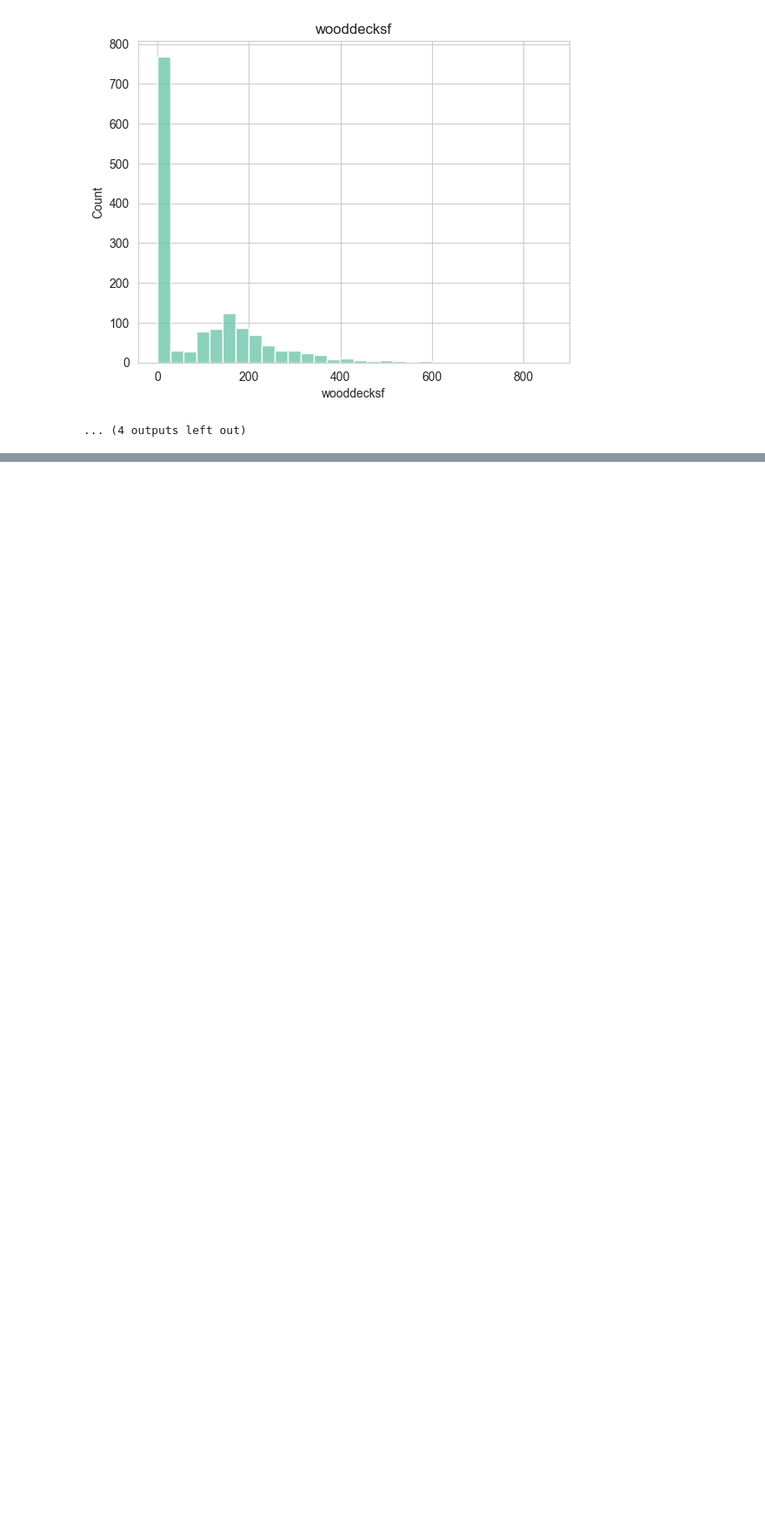
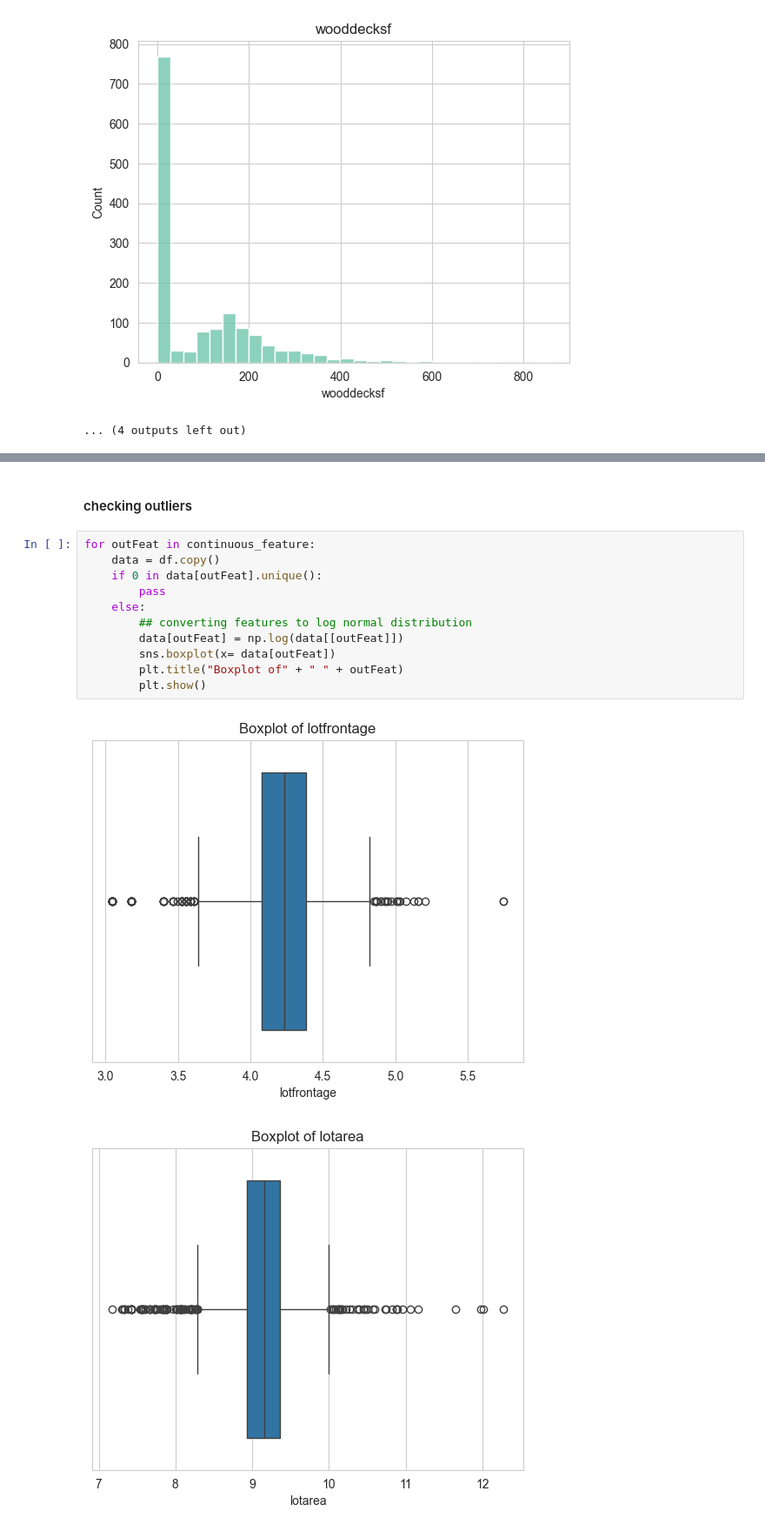
Before and after one commit to BishalJung7377/house_price_prediction, a Jupyter notebook: house_price_predictions.ipynb, the cells around one changed output, grey strips where cells are left out. Shown at 87% size. Drawn from its saved outputs; the diff is of its cells as text; blank space fills up the shorter version.

```diff
--- a/house_price_predictions.ipynb
+++ b/house_price_predictions.ipynb
@@ -419,0 +440,16 @@ for data in continuous_feature:
+# %% [markdown]
+#### checking outliers
+# %%
+for outFeat in continuous_feature:
+    data = df.copy()
+    if 0 in data[outFeat].unique():
+        pass
+    else:
+        ## converting features to log normal distribution
+        data[outFeat] = np.log(data[[outFeat]])
+        sns.boxplot(x= data[outFeat])
+        plt.title("Boxplot of" + " " + outFeat)
+        plt.show()
+# %% [output]
+[figure, added]
+[figure, added]
```
Also changed, not shown: parts of 6 cells of this notebook.
